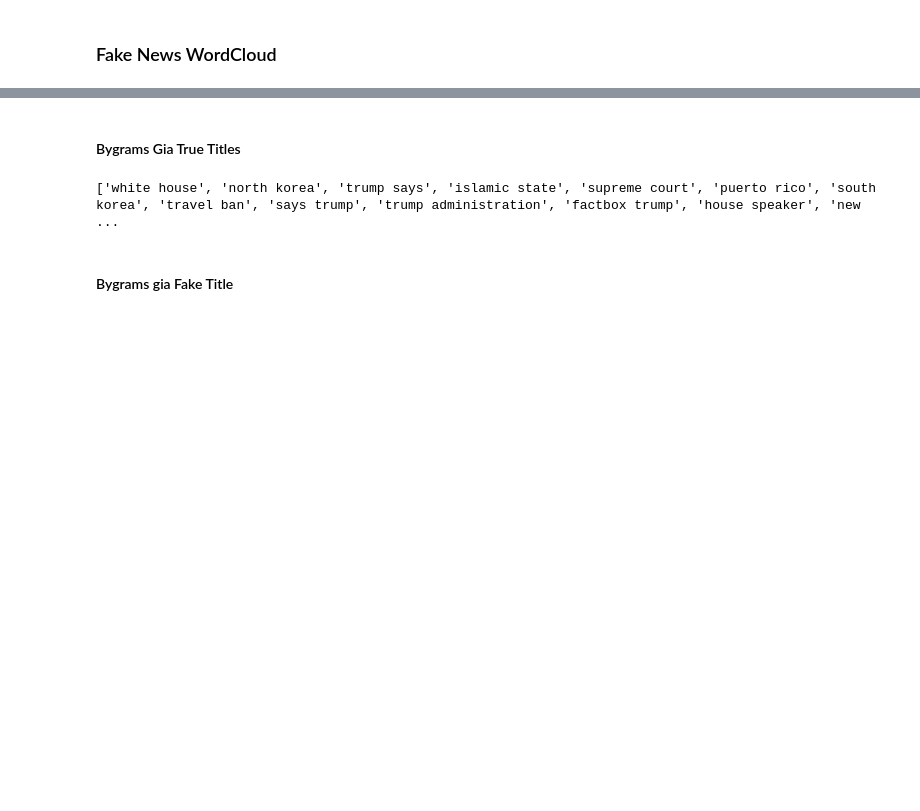
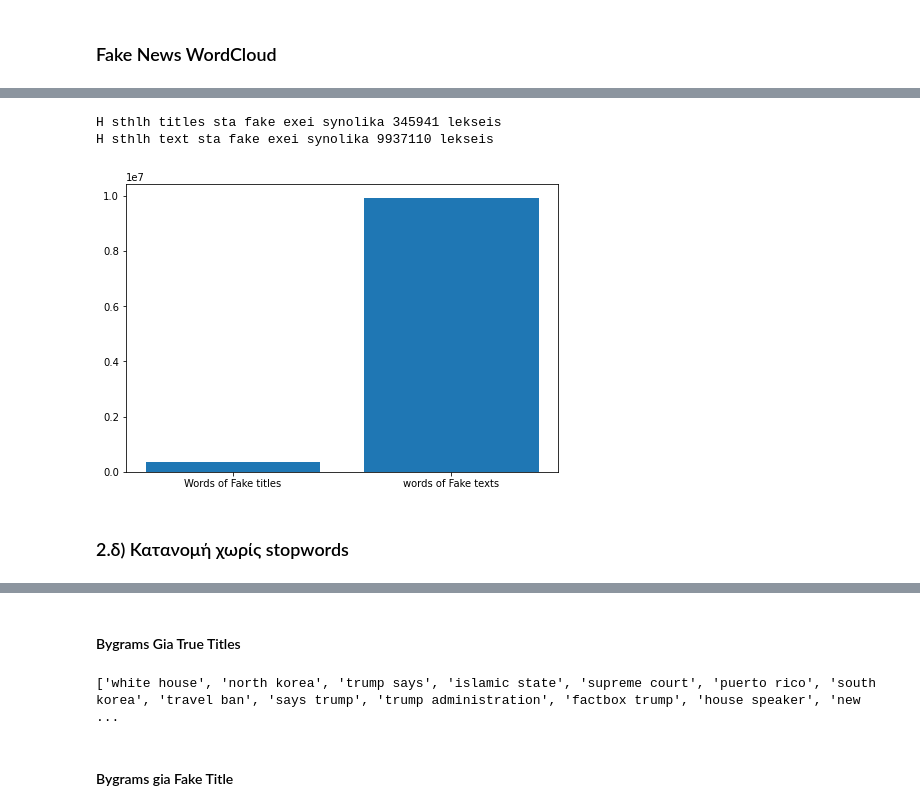
Before and after one commit to Demesta/data_mining_for_fake_news_detection, a Jupyter notebook: andro.ipynb, the cells around one changed output, grey strips where cells are left out. Saved outputs shown, nothing was run; the diff lists cells and outputs as text; code cells hidden in the pictures; blank space fills up the shorter version.

```diff
--- a/andro.ipynb
+++ b/andro.ipynb
@@ -222,0 +403,63 @@ plt.show()
+# %%
+#arxeio Fake
+
+dfFake_titles = dfFake.copy()
+
+dfFake_titles = pd.DataFrame(dfFake_titles, columns=['title'])
+dfFake_titles = dfFake_titles.values.tolist()
+
+num_titles_fake=0
+for i in dfTrue_titles:
+    num_titles_fake=num_titles_fake+1
+
+count = 0
+words = 0
+for i in dfFake_titles:
+    str = dfFake_titles[count]
+    count = count+1
+
+    curr_str = str[0]
+    word_list = curr_str.split()
+    words = words + len(word_list)
+
+fake_titles_words = words
+
+print("H sthlh titles sta fake exei synolika", words , "lekseis")
+
+dfFake_texts = dfFake.copy()
+
+dfFake_texts = pd.DataFrame(dfFake_texts, columns=['text'])
+dfFake_texts = dfFake_texts.values.tolist()
+
+num_texts_fake=0
+for i in dfFake_texts:
+    num_texts_fake=num_texts_fake+1
+
+count = 0
+words = 0
+for i in dfFake_texts:
+    str = dfFake_texts[count]
+    count = count+1
+
+    curr_str = str[0]
+    word_list = curr_str.split()
+    words = words + len(word_list)
+
+fake_texts_words = words
+
+print("H sthlh text sta fake exei synolika", words , "lekseis")
+
+#grafhma
+
+fig = plt.figure()
+ax = fig.add_axes([0,0,1,1])
+titles = ['Words of Fake titles', 'words of Fake texts']
+nums = [fake_titles_words, fake_texts_words]
+ax.bar(titles, nums)
+plt.show()
+# %% [output]
+H sthlh titles sta fake exei synolika 345941 lekseis
+H sthlh text sta fake exei synolika 9937110 lekseis
+[figure, added]
+# %% [markdown]
+### 2.δ) Κατανομή χωρίς stopwords
```
Also changed, not shown: parts of 55 cells of this notebook, 5 other files.
